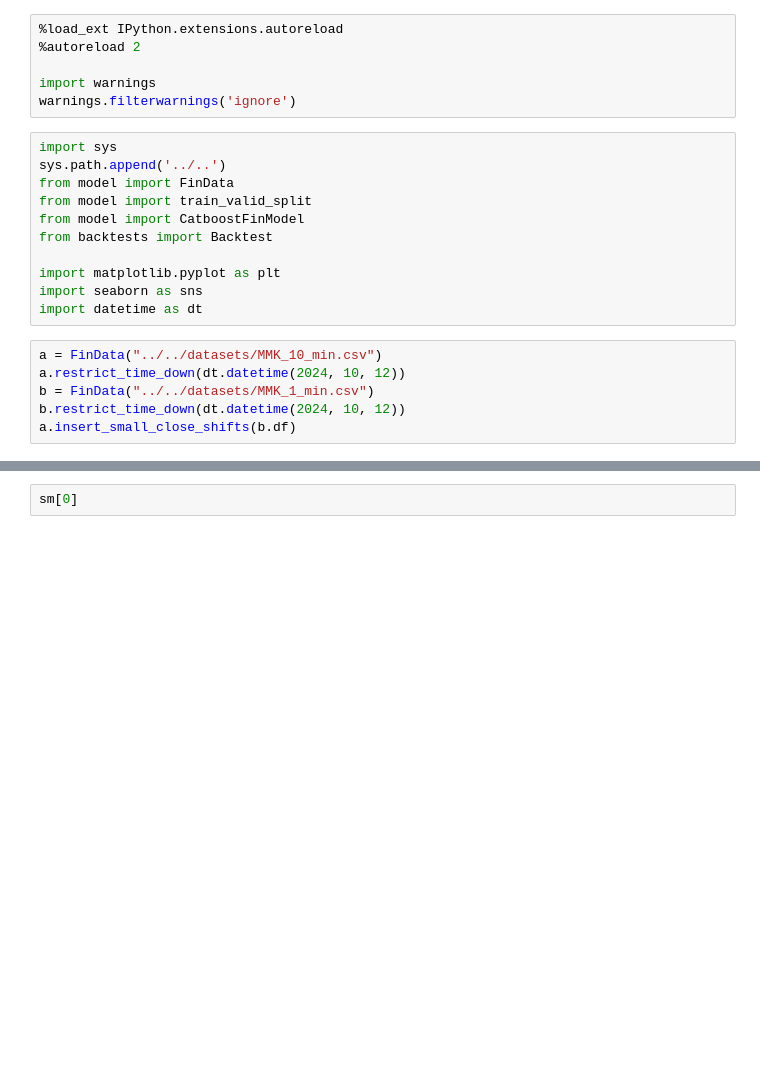
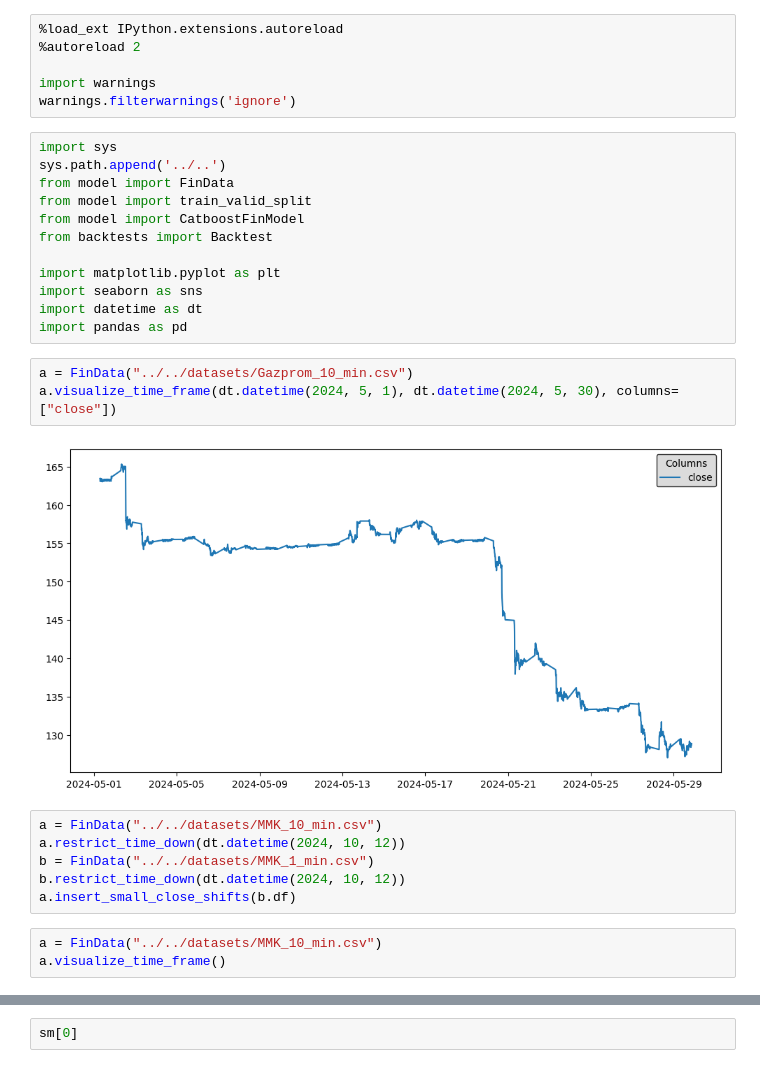
Before and after one commit to Invest-Predict/prices-predictions, a Jupyter notebook: examples/lerochka/backtests.ipynb, the cells around one changed output, grey strips where cells are left out. Saved outputs shown, nothing was run; the diff lists cells and outputs as text; blank space fills up the shorter version.

```diff
--- a/examples/lerochka/backtests.ipynb
+++ b/examples/lerochka/backtests.ipynb
@@ -15,9 +15,18 @@ from backtests import Backtest
 import matplotlib.pyplot as plt
 import seaborn as sns
 import datetime as dt
+import pandas as pd
+# %%
+a = FinData("../../datasets/Gazprom_10_min.csv")
+a.visualize_time_frame(dt.datetime(2024, 5, 1), dt.datetime(2024, 5, 30), columns=["close"])
+# %% [output]
+[figure, added]
 # %%
 a = FinData("../../datasets/MMK_10_min.csv")
 a.restrict_time_down(dt.datetime(2024, 10, 12))
 b = FinData("../../datasets/MMK_1_min.csv")
 b.restrict_time_down(dt.datetime(2024, 10, 12))
 a.insert_small_close_shifts(b.df)
+# %%
+a = FinData("../../datasets/MMK_10_min.csv")
+a.visualize_time_frame()
```
Also changed, not shown: parts of 15 cells of this notebook, 5 other files.
